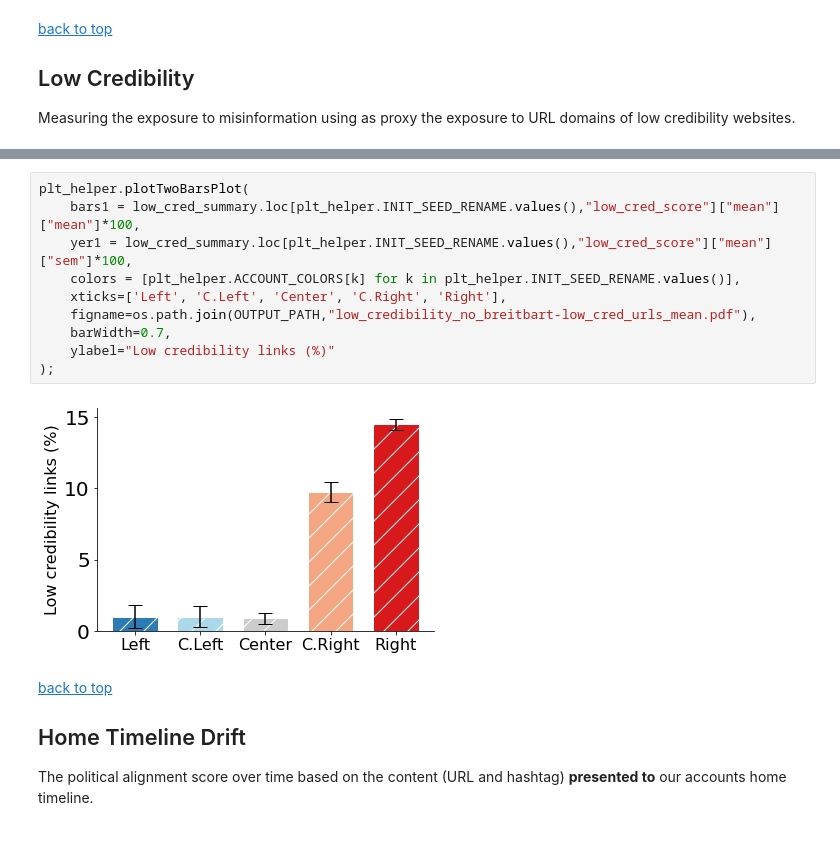
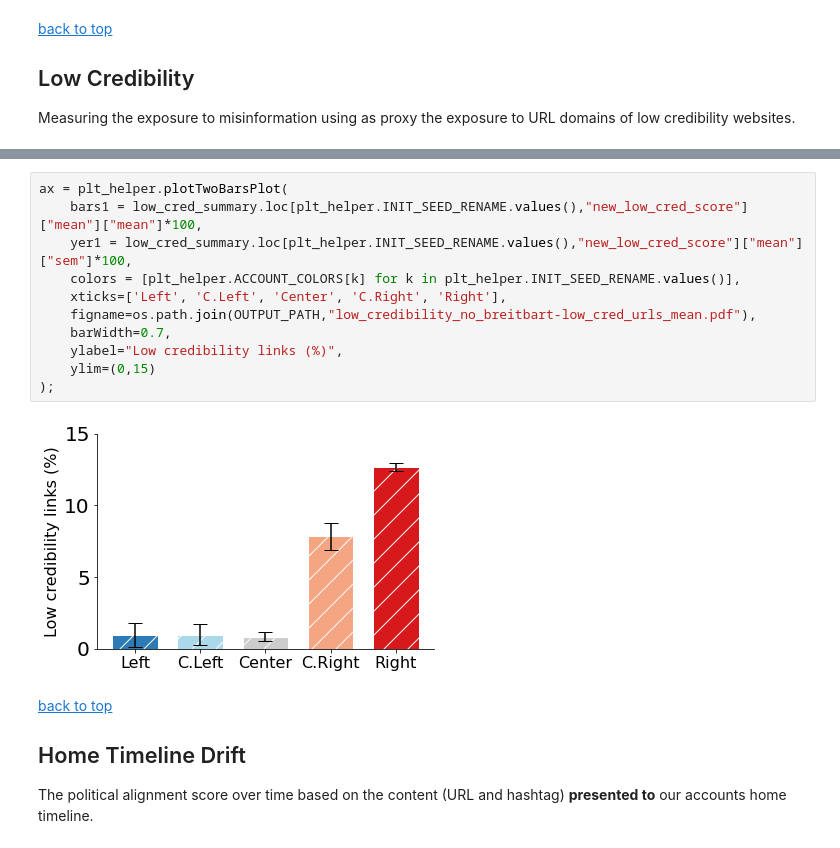
Before and after one commit to osome-iu/DrifterBot, a Jupyter notebook: exps/FinalPaperPlots.ipynb, the cells around one changed output, grey strips where cells are left out. Drawn from its saved outputs; the diff is of its cells as text.

```diff
--- a/exps/FinalPaperPlots.ipynb
+++ b/exps/FinalPaperPlots.ipynb
@@ -198,15 +199,16 @@ low_cred_summary
 # %%
-plt_helper.plotTwoBarsPlot(
-    bars1 = low_cred_summary.loc[plt_helper.INIT_SEED_RENAME.values(),"low_cred_score"]["mean"]["mean"]*100,
-    yer1 = low_cred_summary.loc[plt_helper.INIT_SEED_RENAME.values(),"low_cred_score"]["mean"]["sem"]*100,
+ax = plt_helper.plotTwoBarsPlot(
+    bars1 = low_cred_summary.loc[plt_helper.INIT_SEED_RENAME.values(),"new_low_cred_score"]["mean"]["mean"]*100,
+    yer1 = low_cred_summary.loc[plt_helper.INIT_SEED_RENAME.values(),"new_low_cred_score"]["mean"]["sem"]*100,
     colors = [plt_helper.ACCOUNT_COLORS[k] for k in plt_helper.INIT_SEED_RENAME.values()],
     xticks=['Left', 'C.Left', 'Center', 'C.Right', 'Right'],
     figname=os.path.join(OUTPUT_PATH,"low_credibility_no_breitbart-low_cred_urls_mean.pdf"),
     barWidth=0.7,
-    ylabel="Low credibility links (%)"
+    ylabel="Low credibility links (%)",
+    ylim=(0,15)
 );
 # %% [output]
-[figure, old version]
+[figure, new version]
 # %% [markdown]
 [back to top](#top) <a id='home_timeline'></a>
 ## Home Timeline Drift
```
Also changed, not shown: parts of 14 cells of this notebook, 1 other file.
